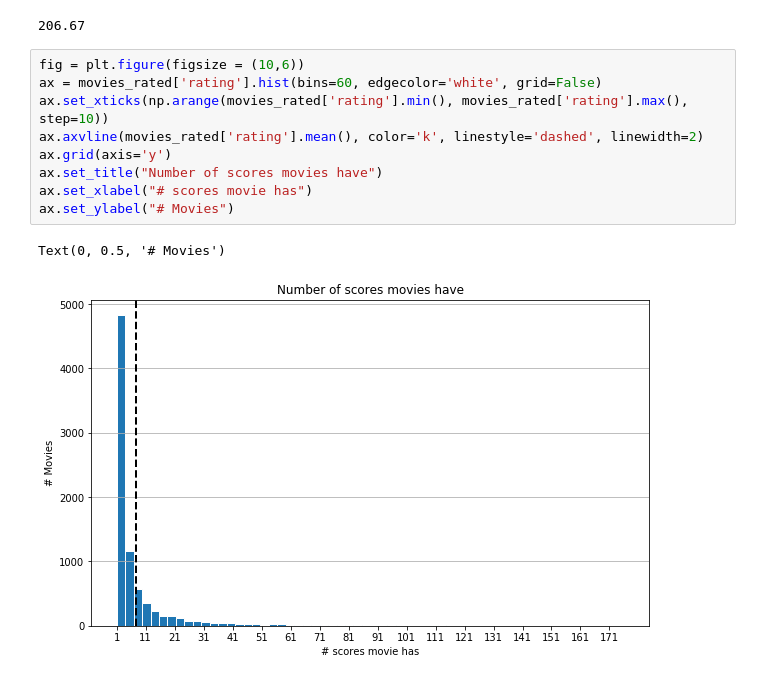
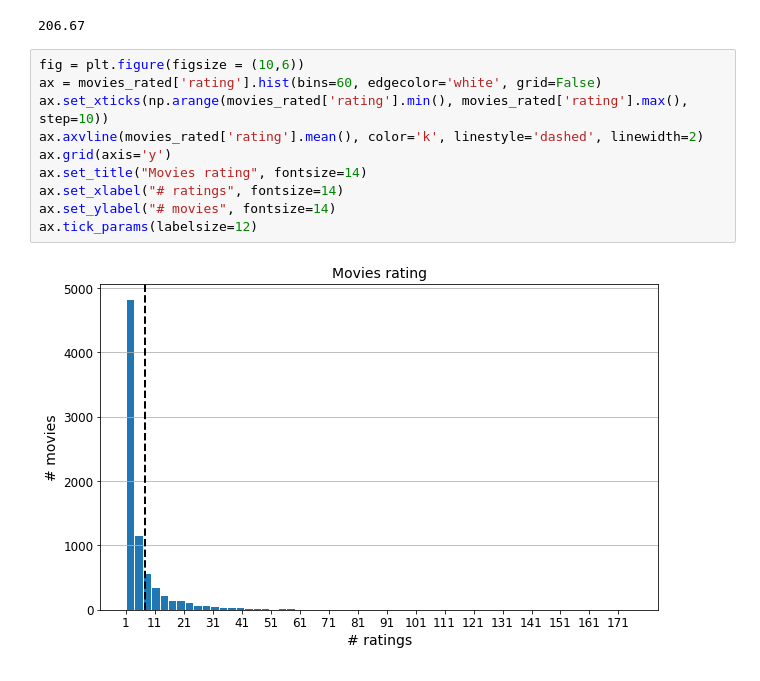
Before and after one commit to msb55/tcc, a Jupyter notebook: First analysis.ipynb, the cells around one changed output. Cells and saved outputs as stored; diff of their text form.

```diff
--- a/First analysis.ipynb
+++ b/First analysis.ipynb
@@ -73,12 +77,12 @@ users_rated['rating'].mean()
 # %%
 fig = plt.figure(figsize = (10,6))
 ax = movies_rated['rating'].hist(bins=60, edgecolor='white', grid=False)
 ax.set_xticks(np.arange(movies_rated['rating'].min(), movies_rated['rating'].max(), step=10))
 ax.axvline(movies_rated['rating'].mean(), color='k', linestyle='dashed', linewidth=2)
 ax.grid(axis='y')
-ax.set_title("Number of scores movies have")
-ax.set_xlabel("# scores movie has")
-ax.set_ylabel("# Movies")
+ax.set_title("Movies rating", fontsize=14)
+ax.set_xlabel("# ratings", fontsize=14)
+ax.set_ylabel("# movies", fontsize=14)
+ax.tick_params(labelsize=12)
 # %% [output]
-Text(0, 0.5, '# Movies')
-[figure, old version]
+[figure, new version]
```
Also changed, not shown: parts of 4 cells of this notebook, 46 other files.
